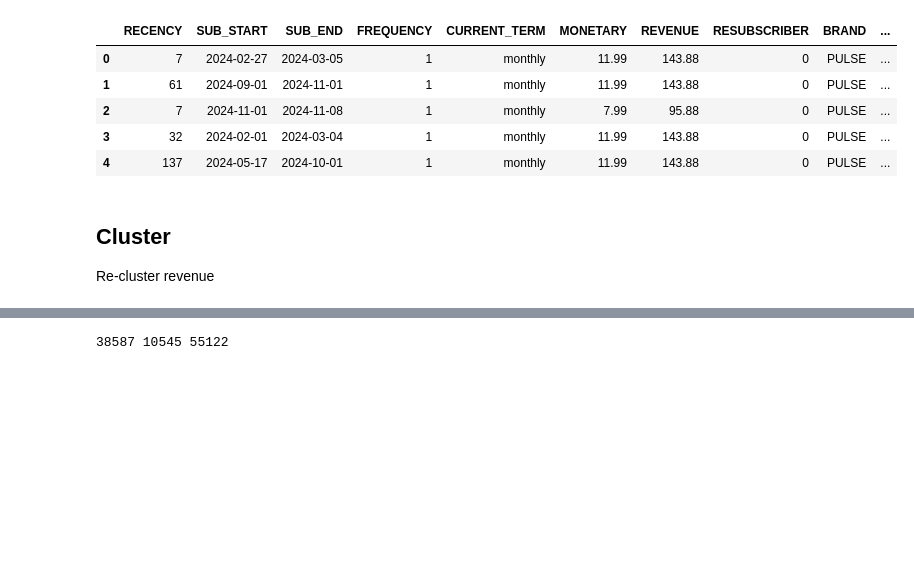
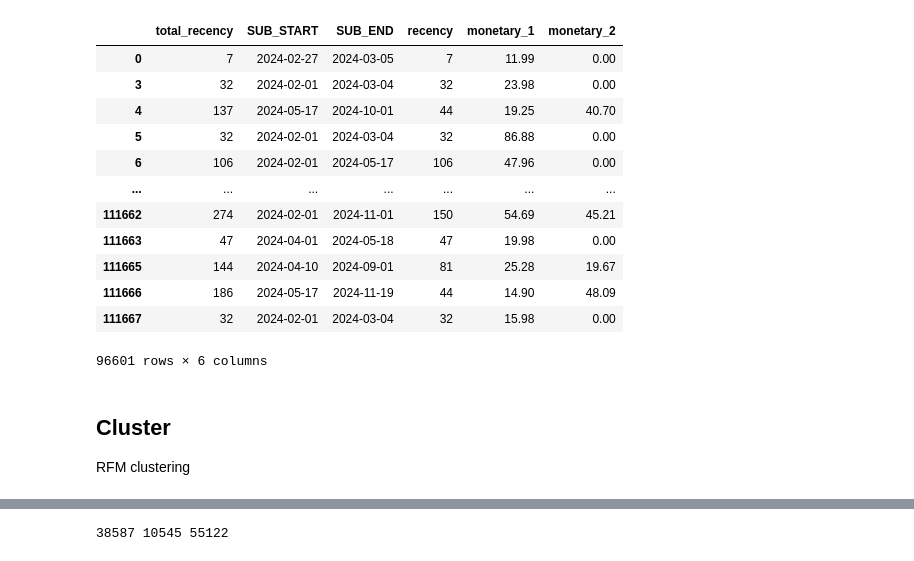
Before and after one commit to RussellXia/NYU_Capstone_Project, a Jupyter notebook: Spring/eda.ipynb, the cells around one changed output, grey strips where cells are left out. Saved outputs shown, nothing was run; the diff lists cells and outputs as text; code cells hidden in the pictures; blank space fills up the shorter version.

```diff
--- a/Spring/eda.ipynb
+++ b/Spring/eda.ipynb
@@ -59,0 +49,7 @@ Recalc revenue within each term:
+# %%
+print(f'Sub data size: {sub.shape[0]}')
+sub_filtered = sub[sub['SUB_START']<='2024-06-30']
+print(f'Filtered sub data size: {sub_filtered.shape[0]}, ({100*sub_filtered.shape[0]/sub.shape[0]} %)')
+
+# save df where sub_start in second half year
+sub_rest = sub[sub['SUB_START']>'2024-06-30']
@@ -59,0 +78,9 @@ Recalc revenue within each term:
+# %%
+# Recalc recency
+sub_filtered['SUB_START'] = pd.to_datetime(sub_filtered['SUB_START'])
+sub_filtered['SUB_END'] = pd.to_datetime(sub_filtered['SUB_END'])
+cutoff_date = pd.to_datetime('2024-06-30')
+
+sub_filtered = sub_filtered.rename(columns={'RECENCY':'total_recency'})
+sub_filtered['recency'] = (sub_filtered[['SUB_END']].apply(lambda x: min(x[0], cutoff_date), axis=1) - sub_filtered['SUB_START']).dt.days
+sub_filtered.head()
@@ -60,22 +108,34 @@ Recalc revenue within each term:
 # %%
-# Calculate duration based on CURRENT_TERM
-sub["TERM_NUM"] = sub.apply(
-    lambda row: np.ceil(row["RECENCY"] / 30) if row["CURRENT_TERM"] == "monthly" else
-                np.ceil(row["RECENCY"] / 7) if row["CURRENT_TERM"] == "weekly" else
-                np.ceil(row["RECENCY"] / 365),
+# Calculate total duration based on CURRENT_TERM
+sub_filtered["term_num"] = sub_filtered.apply(
+    lambda row: np.ceil(row["total_recency"] / 30) if row["CURRENT_TERM"] == "monthly" else
+                np.ceil(row["total_recency"] / 7) if row["CURRENT_TERM"] == "weekly" else
+                np.ceil(row["total_recency"] / 365),
     axis=1
 )
 
-# Compute REVENUE_RECALC
-sub["REVENUE_RECALC"] = sub["TERM_NUM"] * sub["MONETARY"]
-sub.head()
+# Compute total monetary value
+sub_filtered["total_monetary"] = sub_filtered["term_num"] * sub_filtered["MONETARY"]
+
+# Compute monetary value for first 6 months and last 6 months
+sub_filtered['monetary_1'] = sub_filtered.apply(
+    lambda row: round((row['recency']/row['total_recency'])*row['total_monetary'], 2), axis=1
+)
+sub_filtered['monetary_2'] = sub_filtered.apply(
+    lambda row: round(row['total_monetary']-row['monetary_1'], 2), axis=1
+)
+sub_filtered[['total_recency', 'SUB_START', 'SUB_END', 'recency', 'monetary_1', 'monetary_2']]
 # %% [output]
-|  | RECENCY | SUB_START | SUB_END | FREQUENCY | CURRENT_TERM | MONETARY | REVENUE | RESUBSCRIBER | BRAND | ... |
-| 0 | 7 | 2024-02-27 | 2024-03-05 | 1 | monthly | 11.99 | 143.88 | 0 | PULSE | ... |
-| 1 | 61 | 2024-09-01 | 2024-11-01 | 1 | monthly | 11.99 | 143.88 | 0 | PULSE | ... |
-| 2 | 7 | 2024-11-01 | 2024-11-08 | 1 | monthly | 7.99 | 95.88 | 0 | PULSE | ... |
-| 3 | 32 | 2024-02-01 | 2024-03-04 | 1 | monthly | 11.99 | 143.88 | 0 | PULSE | ... |
-| 4 | 137 | 2024-05-17 | 2024-10-01 | 1 | monthly | 11.99 | 143.88 | 0 | PULSE | ... |
+|  | total_recency | SUB_START | SUB_END | recency | monetary_1 | monetary_2 |
+| 0 | 7 | 2024-02-27 | 2024-03-05 | 7 | 11.99 | 0.00 |
+| 3 | 32 | 2024-02-01 | 2024-03-04 | 32 | 23.98 | 0.00 |
+| 4 | 137 | 2024-05-17 | 2024-10-01 | 44 | 19.25 | 40.70 |
+| 5 | 32 | 2024-02-01 | 2024-03-04 | 32 | 86.88 | 0.00 |
+| 6 | 106 | 2024-02-01 | 2024-05-17 | 106 | 47.96 | 0.00 |
+| ... | ... | ... | ... | ... | ... | ... |
+| 111662 | 274 | 2024-02-01 | 2024-11-01 | 150 | 54.69 | 45.21 |
+| 111663 | 47 | 2024-04-01 | 2024-05-18 | 47 | 19.98 | 0.00 |
+| 111665 | 144 | 2024-04-10 | 2024-09-01 | 81 | 25.28 | 19.67 |
+| 111666 | 186 | 2024-05-17 | 2024-11-19 | 44 | 14.90 | 48.09 |
+| 111667 | 32 | 2024-02-01 | 2024-03-04 | 32 | 15.98 | 0.00 |
+96601 rows × 6 columns
-# %% [markdown]
-## Cluster
-Re-cluster revenue
@@ -105,3 +142,6 @@ def plot_sse_elbow(data, columns, k_range=range(1, 10), max_iter=1000):
+# %% [markdown]
+## Cluster
+RFM clustering
 # %%
 def perform_kmeans(data, columns, n_clusters, new_column_name):
     """
```
Also changed, not shown: parts of 97 cells of this notebook.
